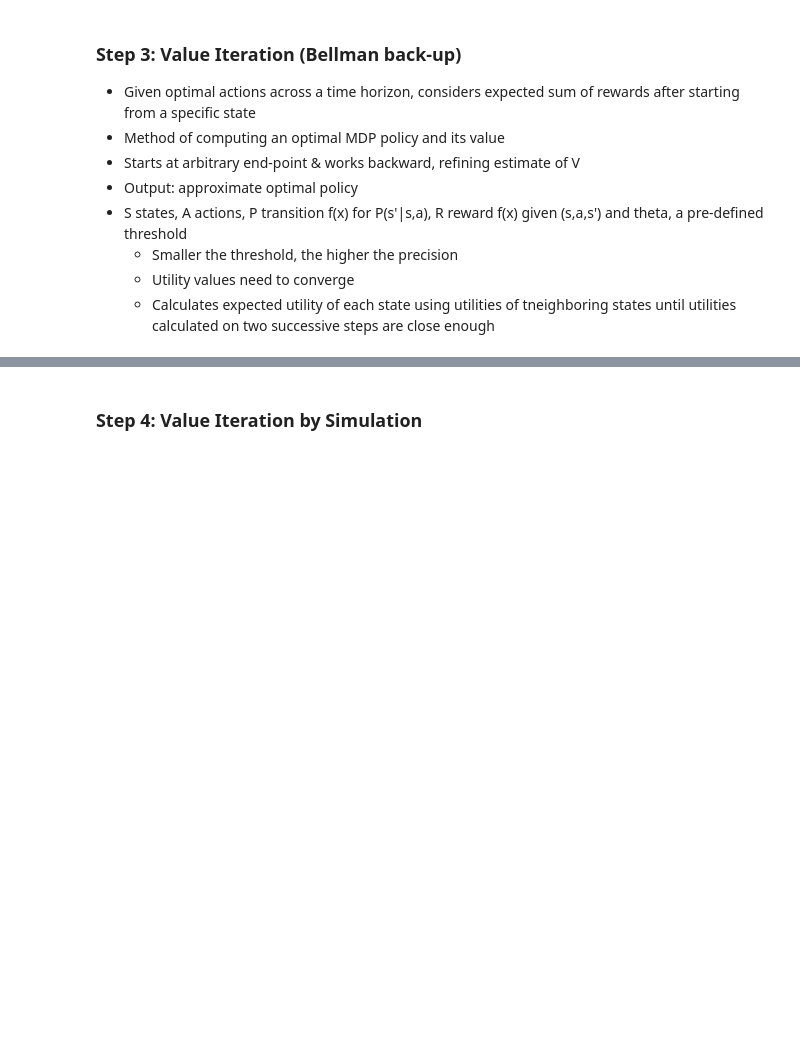
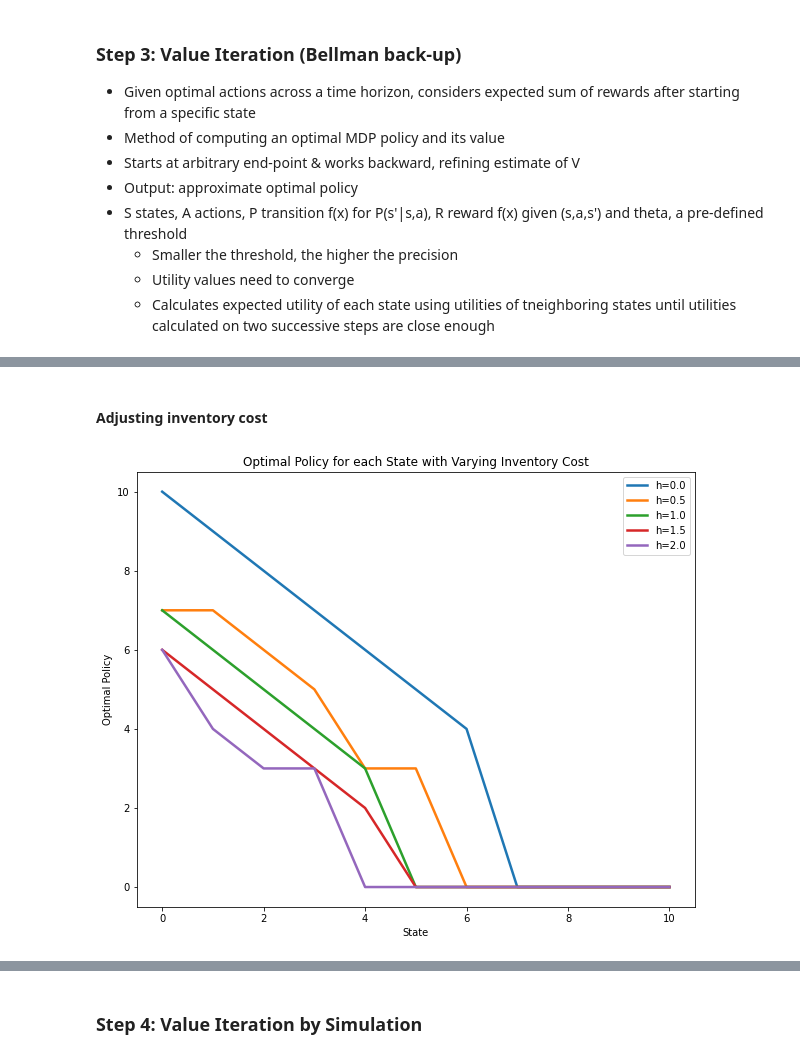
Before and after one commit to targoons/gym-inventory, a Jupyter notebook: gym_analysis_Group6.ipynb, the cells around one changed output, grey strips where cells are left out. Cells and saved outputs as stored; diff of their text form; code cells hidden in the pictures; blank space fills up the shorter version.

Commit message:
Add files via upload
add plots

```diff
--- a/gym_analysis_Group6.ipynb
+++ b/gym_analysis_Group6.ipynb
@@ -644,0 +679,18 @@ policy_df.tail(10)
+# %% [markdown]
+#### Adjusting inventory cost
+# %%
+optimal_policy_list_h = []
+for h in np.arange(0, 2.5, 0.5):
+    env = InventoryEnv(h=h)
+    P_t,RR,demand_list = transition_prob(env)
+    v,d=value_iteration(P_t,RR)
+    optimal_policy_list_h.append(d[-1,:])
+    plt.plot(range(N), d[-1,:], label='h='+str(h), lw = 2.5)
+plt.legend()
+plt.rcParams["figure.figsize"] = (10,8)
+plt.title('Optimal Policy for each State with Varying Inventory Cost')
+plt.xlabel('State')
+plt.ylabel('Optimal Policy')
+plt.show()
+# %% [output]
+[figure, added]
```
Also changed, not shown: parts of 33 cells of this notebook.
